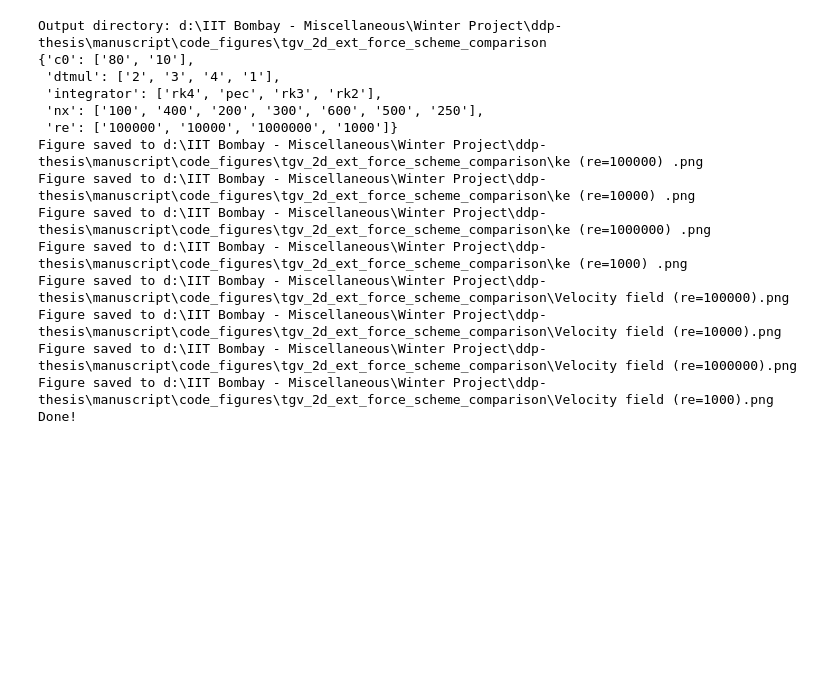
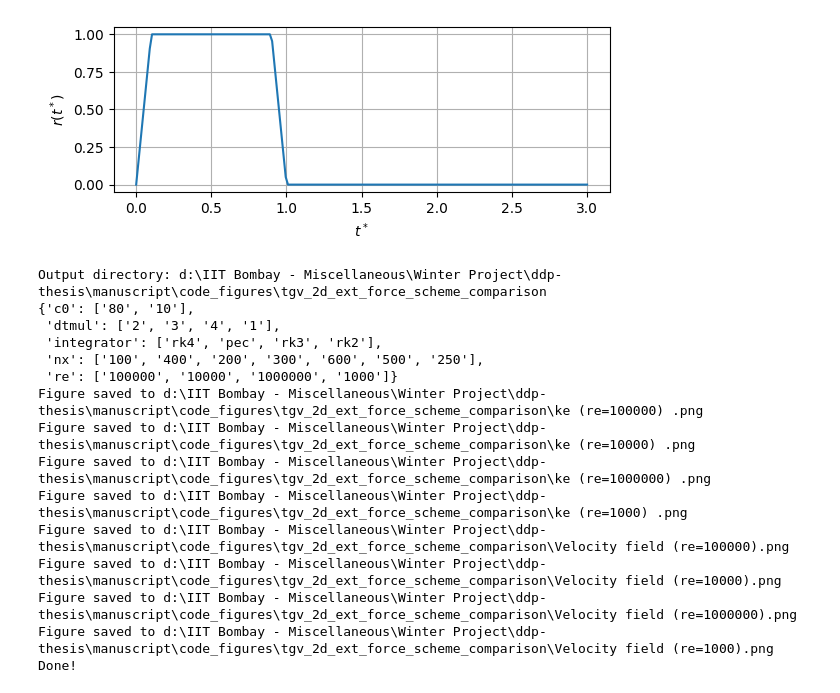
Before and after one commit to Prajwal-Prathiksh/ddp-thesis, a Jupyter notebook: plotter.ipynb, the cells around one changed output. Saved outputs shown, nothing was run; the diff lists cells and outputs as text; code cells hidden in the pictures; blank space fills up the shorter version.

Commit message:
Update plot

```diff
--- a/plotter.ipynb
+++ b/plotter.ipynb
@@ -118,6 +118,18 @@ def get_cola_ke_data(re):
         x, y = None, None
         return x, y
     return x, y
+# %%
+# Plot ramp
+t_star = np.linspace(0, 3, 200)
+r = np.array([ramp(t) for t in t_star])
+plt.plot(t_star, r)
+plt.grid()
+plt.xlabel(r'$t^*$')
+plt.ylabel(r'$r(t^*)$')
+# Equal aspect ratio
+plt.gca().set_aspect('equal', adjustable='box')
+# %% [output]
+[figure, added]
 # %%
 def plotter(
     parent_dir, plot_type, ylim=None, exact=False,
```
